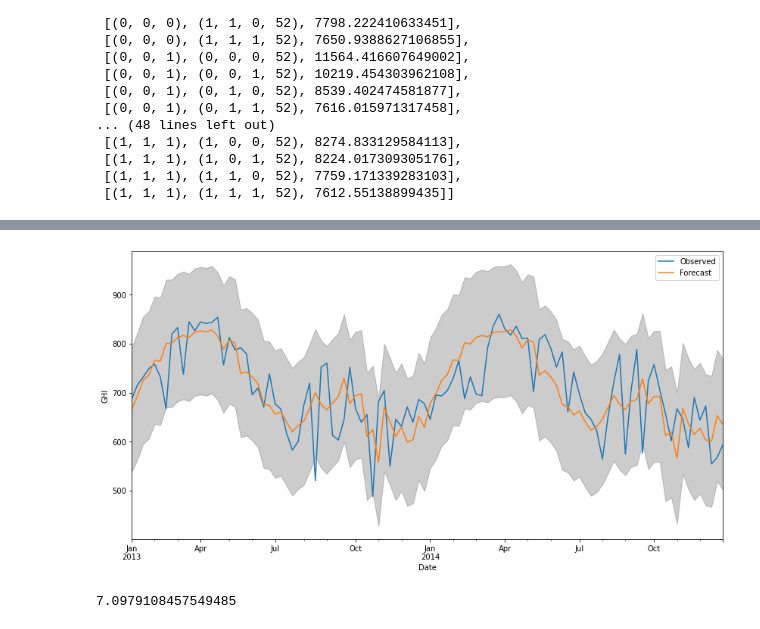
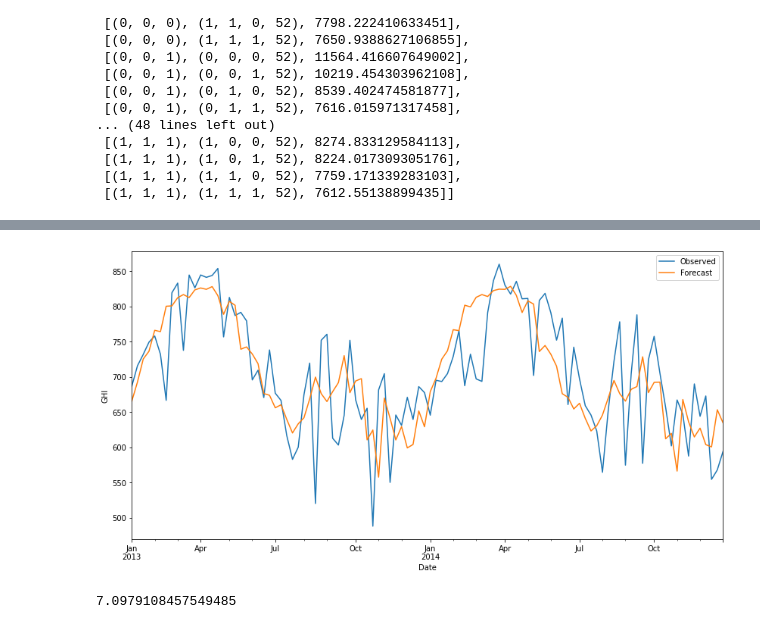
Before and after one commit to Kalit31/Statistical-Analysis-and-Forecasting-of-Solar-Energy, a Jupyter notebook: Time Series Analysis.ipynb, the cells around one changed output, grey strips where cells are left out. Saved outputs shown, nothing was run; the diff lists cells and outputs as text; code cells hidden in the pictures.

```diff
--- a/Time Series Analysis.ipynb
+++ b/Time Series Analysis.ipynb
@@ -157,24 +157,24 @@ Warnings:
 # %%
 pred = results2.get_prediction(start=pd.to_datetime('2013-01-07'),end=pd.to_datetime('2014-12-29'), dynamic=False)
 
 #Plot observed data
 ax = y['2013':'2014'].plot(label='Observed')
 
 #Plot predicted data
 pred.predicted_mean.plot(ax=ax, label='Forecast', alpha=1, figsize=(14, 7))
 
 #Generate a confidence interval
-pred_ci = pred.conf_int()
-ax.fill_between(pred_ci.index,
-                pred_ci.iloc[:, 0],
-                pred_ci.iloc[:, 1], color='k', alpha=.2)
+#pred_ci = pred.conf_int()
+#ax.fill_between(pred_ci.index,
+#                pred_ci.iloc[:, 0],
+#                pred_ci.iloc[:, 1], color='k', alpha=.2)
 
 ax.set_xlabel('Date')
 ax.set_ylabel('GHI')
 plt.legend()
 plt.show()
 # %% [output]
-[figure, old version]
+[figure, new version]
 # %%
 def mean_absolute_percentage_error(y_true, y_pred):
     y_true, y_pred = np.array(y_true), np.array(y_pred)
```
Also changed, not shown: parts of 3 cells of this notebook, 4 other files.
